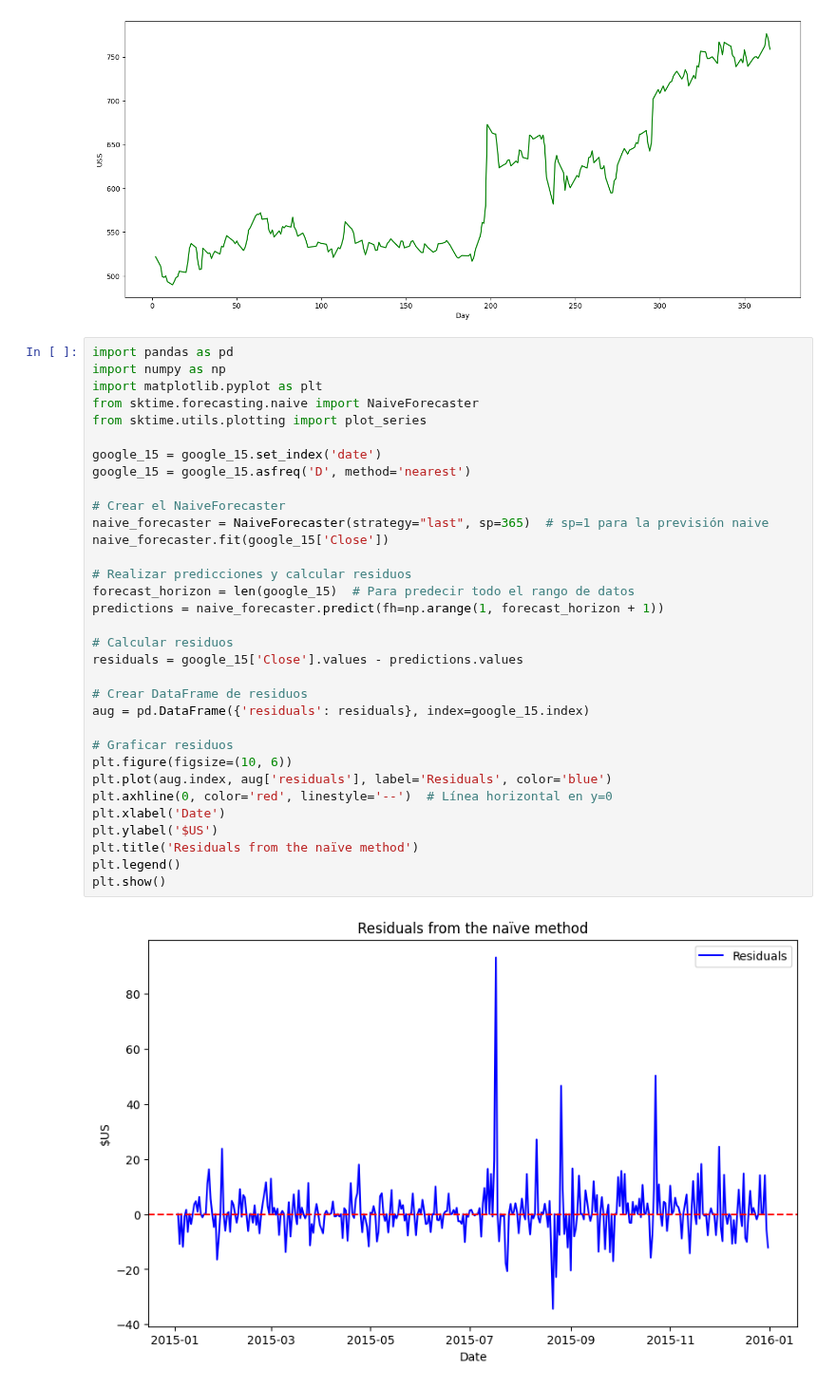
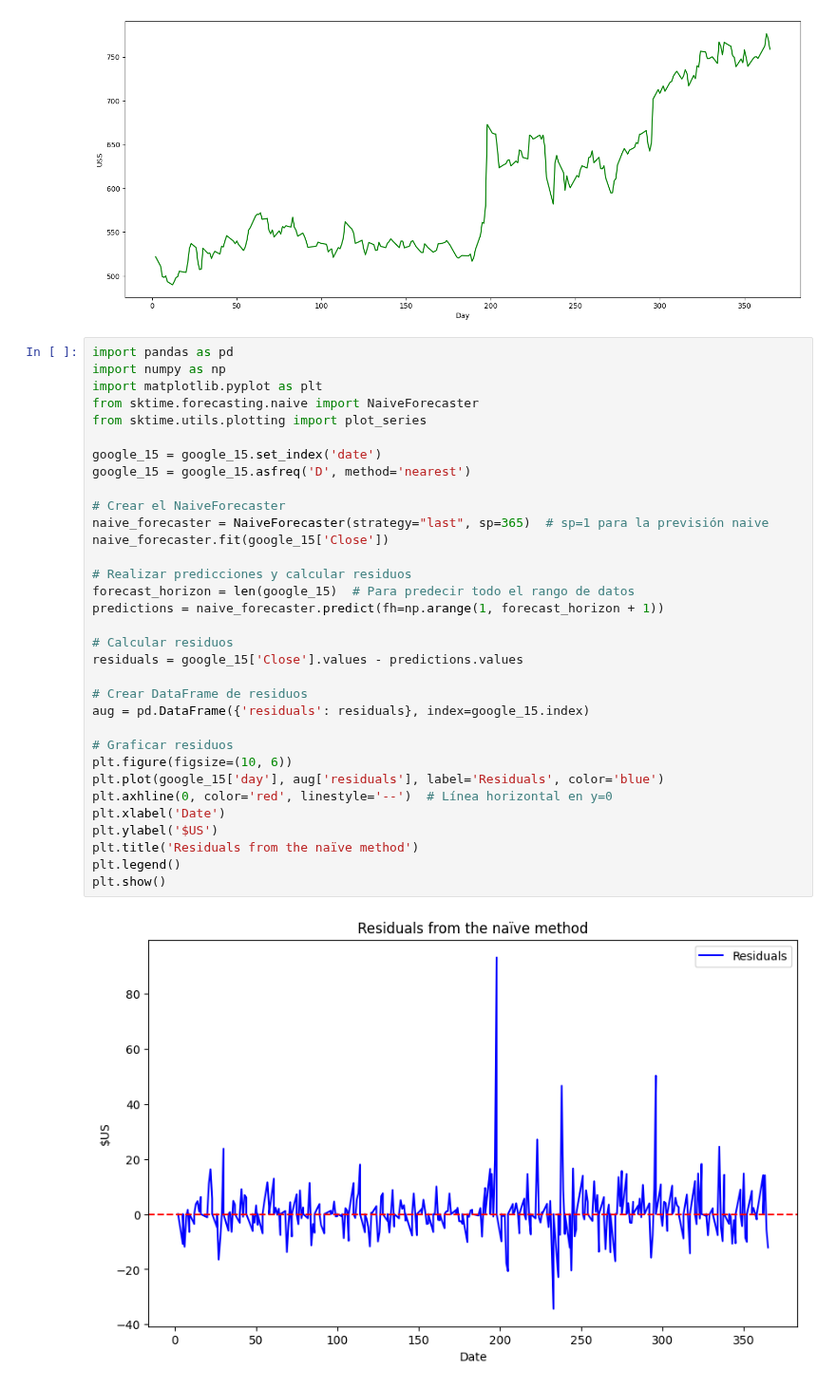
Before and after one commit to DavidGuzzi/TSA, a Jupyter notebook: Forecasting Principles and Practice 3rd/2/5.ipynb, the cells around one changed output. Shown at 95% size. Saved outputs shown, nothing was run; the diff lists cells and outputs as text.

```diff
--- a/Forecasting Principles and Practice 3rd/2/5.ipynb
+++ b/Forecasting Principles and Practice 3rd/2/5.ipynb
@@ -378,32 +378,32 @@ import numpy as np
 import matplotlib.pyplot as plt
 from sktime.forecasting.naive import NaiveForecaster
 from sktime.utils.plotting import plot_series
 
 google_15 = google_15.set_index('date')
 google_15 = google_15.asfreq('D', method='nearest')
 
 # Crear el NaiveForecaster
 naive_forecaster = NaiveForecaster(strategy="last", sp=365)  # sp=1 para la previsión naive
 naive_forecaster.fit(google_15['Close'])
 
 # Realizar predicciones y calcular residuos
 forecast_horizon = len(google_15)  # Para predecir todo el rango de datos
 predictions = naive_forecaster.predict(fh=np.arange(1, forecast_horizon + 1))
 
 # Calcular residuos
 residuals = google_15['Close'].values - predictions.values
 
 # Crear DataFrame de residuos
 aug = pd.DataFrame({'residuals': residuals}, index=google_15.index)
 
 # Graficar residuos
 plt.figure(figsize=(10, 6))
-plt.plot(aug.index, aug['residuals'], label='Residuals', color='blue')
+plt.plot(google_15['day'], aug['residuals'], label='Residuals', color='blue')
 plt.axhline(0, color='red', linestyle='--')  # Línea horizontal en y=0
 plt.xlabel('Date')
 plt.ylabel('$US')
 plt.title('Residuals from the naïve method')
 plt.legend()
 plt.show()
 # %% [output]
-[figure, old version]
+[figure, new version]
```
